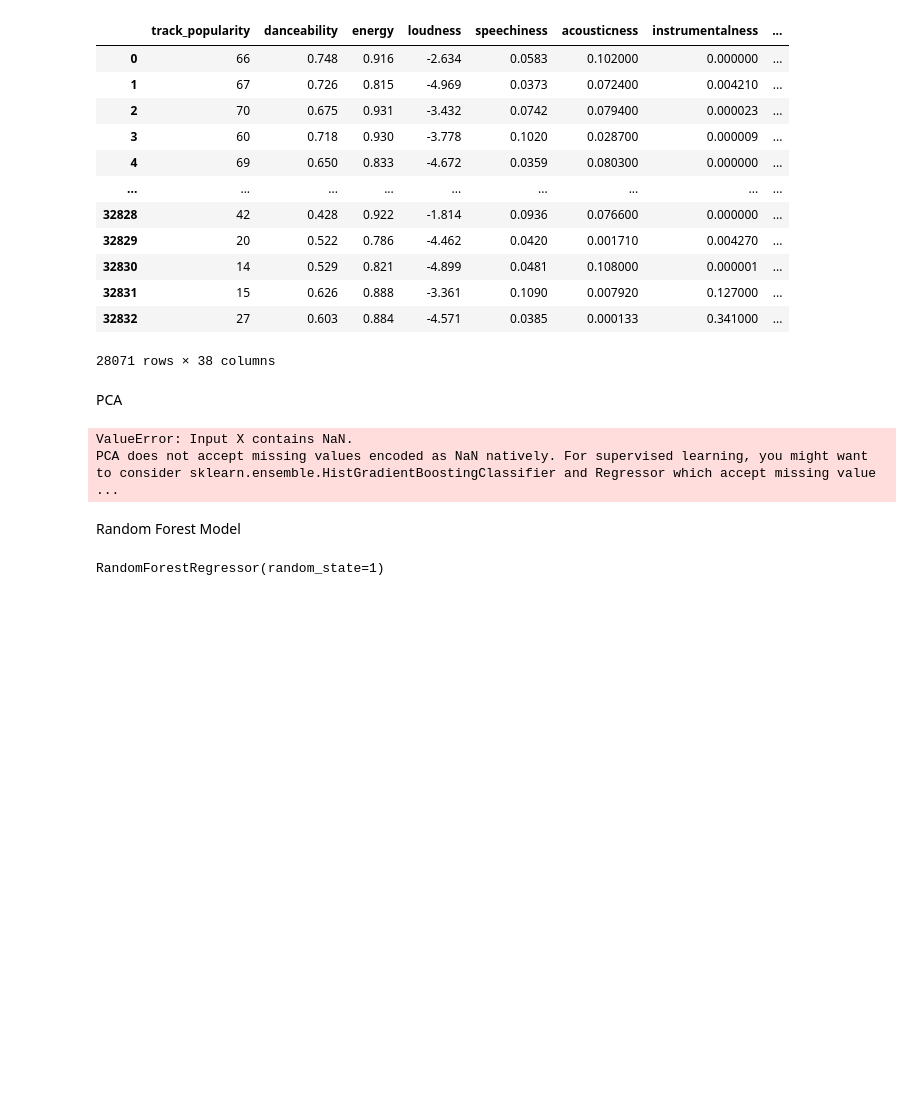
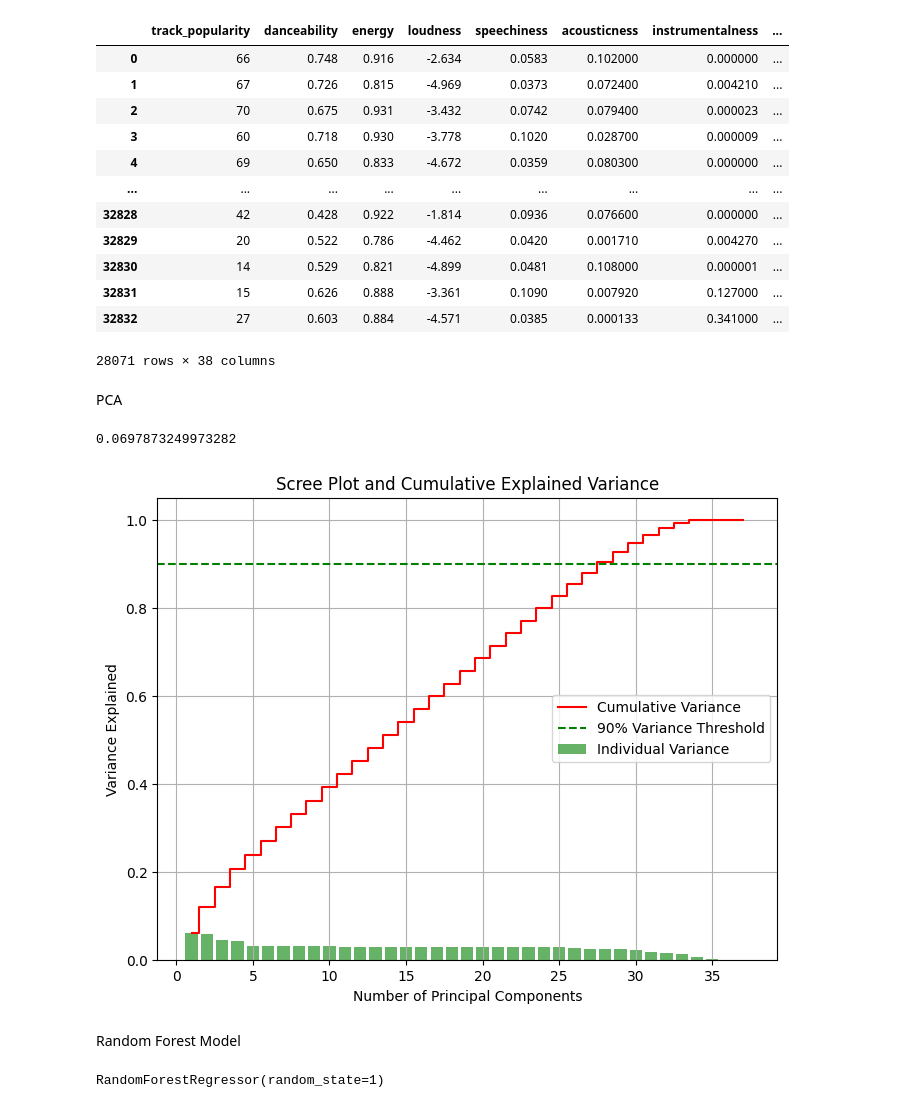
Before and after one commit to maggiecrowner/DS3001-Project, a Jupyter notebook: Project.ipynb, the cells around one changed output. Saved outputs shown, nothing was run; the diff lists cells and outputs as text; code cells hidden in the pictures; blank space fills up the shorter version.

```diff
--- a/Project.ipynb
+++ b/Project.ipynb
@@ -190,34 +184,40 @@ from sklearn.metrics import accuracy_score, classification_report, confusion_mat
 from sklearn.datasets import load_iris
 # %% [markdown]
 PCA
+# %%
+missing_value_proportion = df_encoded.isnull().sum().sum() / df_encoded.shape[0]
+missing_value_proportion
+# %% [output]
+0.0697873249973282
+# %%
+df_encoded_cleaned = df_encoded.dropna()
 # %%
 import numpy as np
 import matplotlib.pyplot as plt
 from sklearn.decomposition import PCA
 from sklearn.preprocessing import StandardScaler
 
 scaler = StandardScaler()
-scaled_data = scaler.fit_transform(df_encoded.iloc[:, 1:])
+scaled_data = scaler.fit_transform(df_encoded_cleaned.iloc[:, 1:])
 
 pca = PCA()
 pca.fit(scaled_data)
 
 explained_variance_ratio = pca.explained_variance_ratio_
 cumulative_variance_ratio = np.cumsum(explained_variance_ratio)
 
 plt.figure(figsize=(8, 6))
 plt.bar(range(1, len(explained_variance_ratio) + 1), explained_variance_ratio, alpha=0.6, label='Individual Variance')
 plt.step(range(1, len(cumulative_variance_ratio) + 1), cumulative_variance_ratio, where='mid', label='Cumulative Variance', color='red')
 plt.axhline(y=0.9, color='green', linestyle='--', label='90% Variance Threshold')
 plt.xlabel('Number of Principal Components')
 plt.ylabel('Variance Explained')
 plt.title('Scree Plot and Cumulative Explained Variance')
 plt.legend(loc='best')
 plt.grid()
 plt.show()
 # %% [output]
-ValueError: Input X contains NaN.
-PCA does not accept missing values encoded as NaN natively. For supervised learning, you might want to consider sklearn.ensemble.HistGradientBoostingClassifier and Regressor which accept missing value ...
+[figure, added]
 # %% [markdown]
 Random Forest Model
 # %%
```
Also changed, not shown: parts of 8 cells of this notebook.
